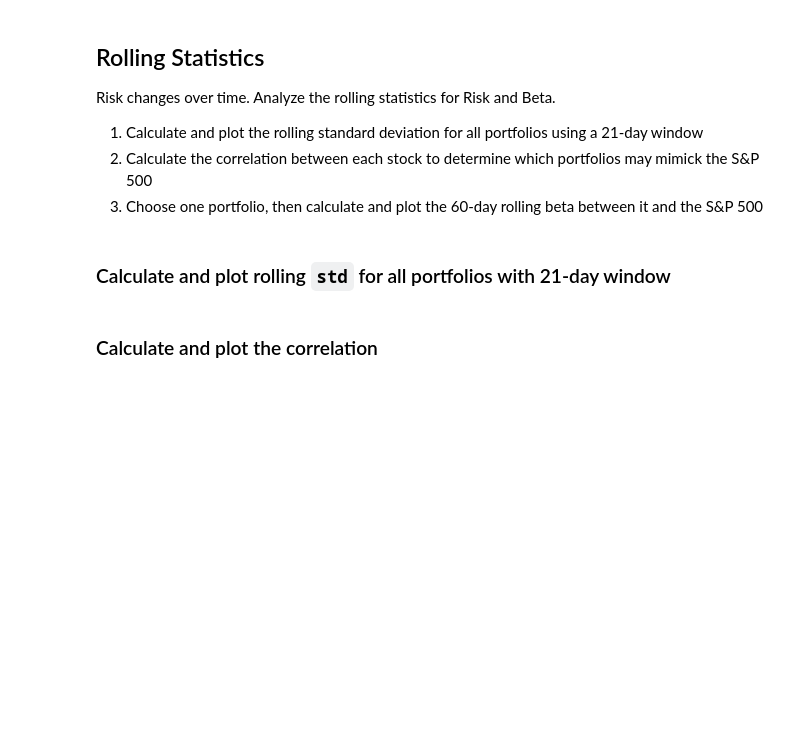
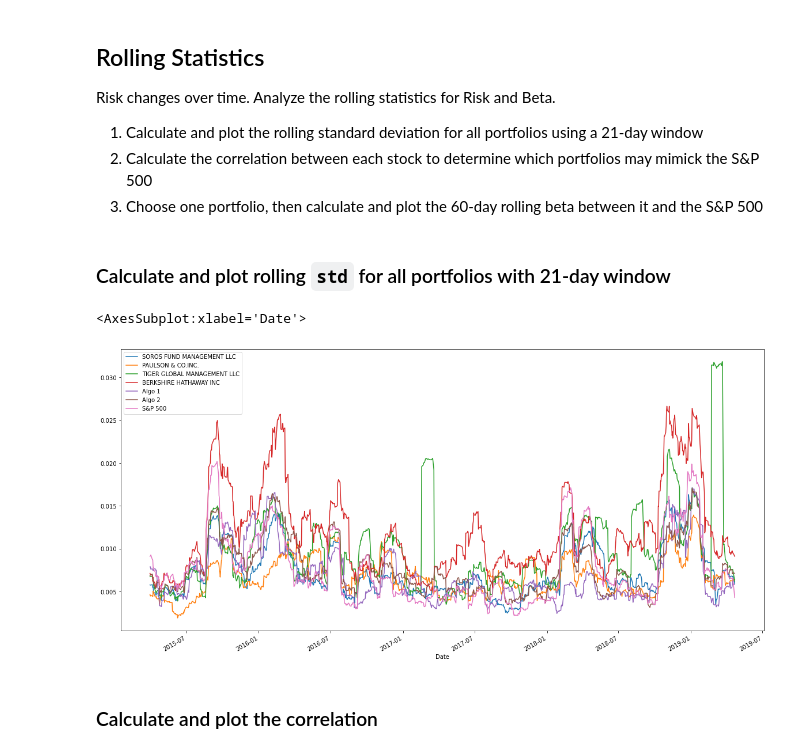
Before and after one commit to chaka37/Pandas, a Jupyter notebook: whale_analysis.ipynb, the cells around one changed output. Cells and saved outputs as stored; diff of their text form; code cells hidden in the pictures; blank space fills up the shorter version.

Commit message:
Calculated standard deviations, determined risk levels, and started rolling statistics.

```diff
--- a/whale_analysis.ipynb
+++ b/whale_analysis.ipynb
@@ -431,8 +471,12 @@ Risk changes over time. Analyze the rolling statistics for Risk and Beta.
 ### Calculate and plot rolling `std` for all portfolios with 21-day window
 # %%
 # Calculate the rolling standard deviation for all portfolios using a 21-day window
+grouped_portfolio.rolling(window=21).std().plot(figsize=(20,10))
 
 # Plot the rolling standard deviation
+# %% [output]
+<AxesSubplot:xlabel='Date'>
+[figure, added]
 # %% [markdown]
 ### Calculate and plot the correlation
 # %%
```
Also changed, not shown: parts of 4 cells of this notebook.
